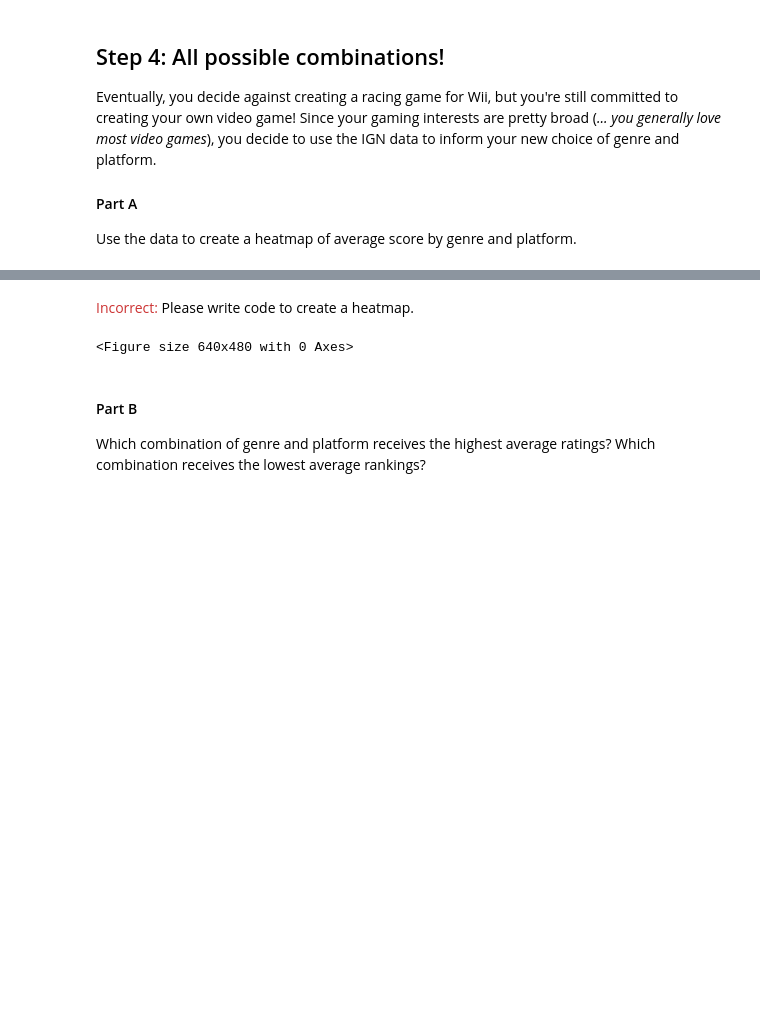
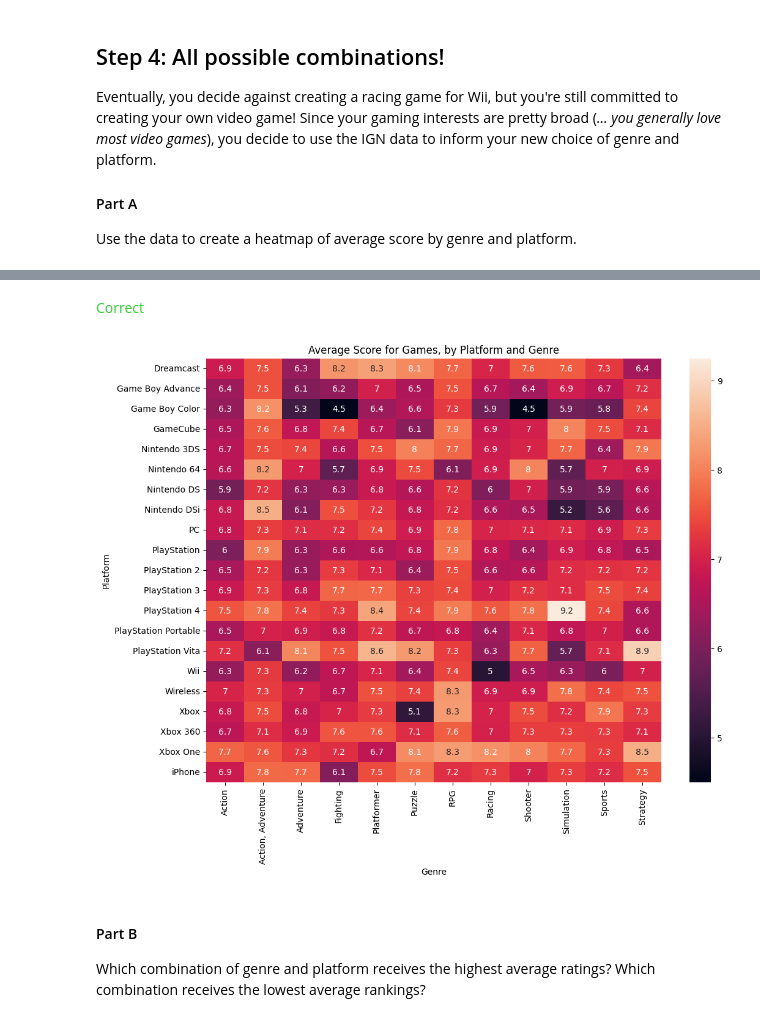
Before and after one commit to bimsi/kaggle-data-visualization, a Jupyter notebook: exercise-bar-charts-and-heatmaps.ipynb, the cells around one changed output, grey strips where cells are left out. Saved outputs shown, nothing was run; the diff lists cells and outputs as text; code cells hidden in the pictures; blank space fills up the shorter version.

```diff
--- a/exercise-bar-charts-and-heatmaps.ipynb
+++ b/exercise-bar-charts-and-heatmaps.ipynb
@@ -150,14 +153,17 @@ Eventually, you decide against creating a racing game for Wii, but you're still
 Use the data to create a heatmap of average score by genre and platform.
 # %%
 # Heatmap showing average game score by platform and genre
-____ # Your code here
+plt.figure(figsize=(12, 9))
+sns.heatmap(data=ign_data, annot=True)
+plt.title("Average Score for Games, by Platform and Genre")
+plt.xlabel("Genre")
 
 # Check your answer
 step_4.a.check()
 # %% [output]
 [interactive output not drawn]
-<span style="color:#cc3333">Incorrect:</span> Please write code to create a heatmap.
+<span style="color:#33cc33">Correct</span>
-<Figure size 640x480 with 0 Axes>
+[figure, added]
 # %%
 # Lines below will give you a hint or solution code
 #step_4.a.hint()
```
Also changed, not shown: parts of 2 cells of this notebook.
